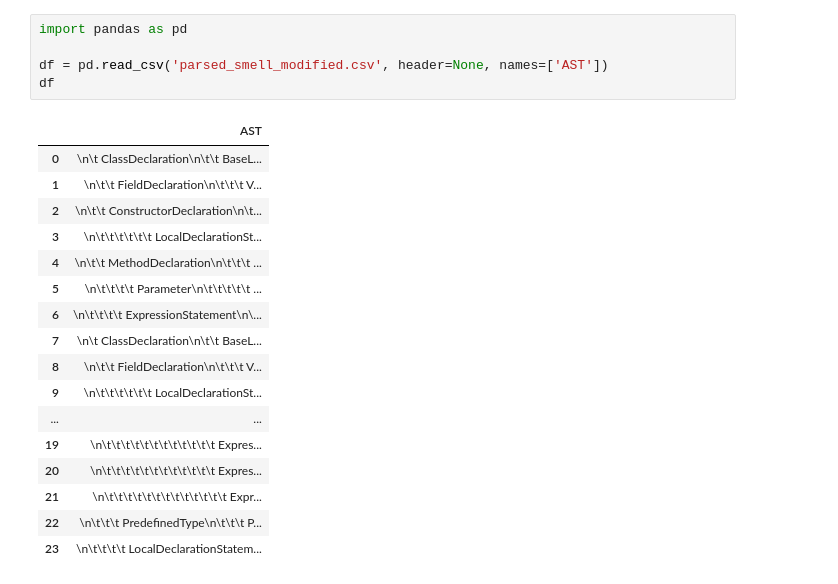
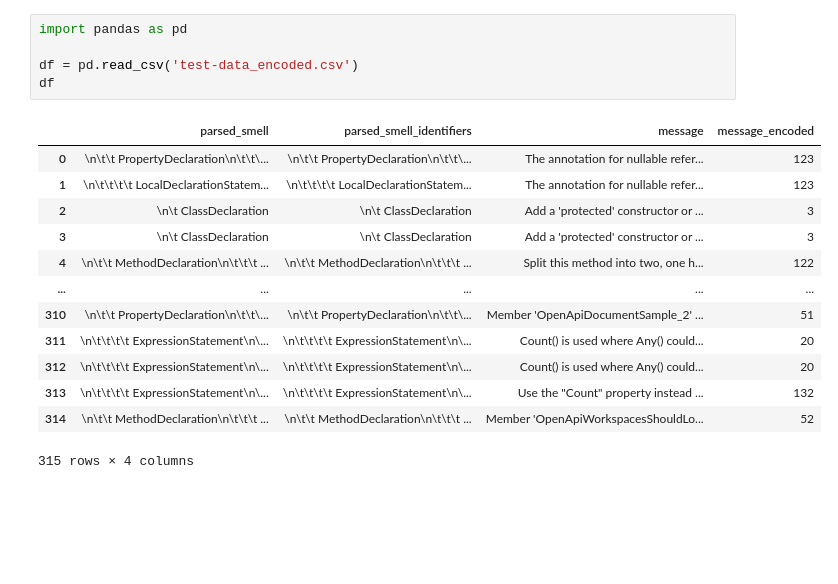
Before and after one commit to myahyavar/CodeSmellDetection, a Jupyter notebook: Embedding/EmbeddingAndSimilarity.ipynb, the cells around one changed output. Saved outputs shown, nothing was run; the diff lists cells and outputs as text; blank space fills up the shorter version.

```diff
--- a/Embedding/EmbeddingAndSimilarity.ipynb
+++ b/Embedding/EmbeddingAndSimilarity.ipynb
@@ -1,24 +1,20 @@
 # %%
 import pandas as pd
 
-df = pd.read_csv('parsed_smell_modified.csv', header=None, names=['AST'])
+df = pd.read_csv('test-data_encoded.csv')
 df
 # %% [output]
-|  | AST |
-| 0 | \n\t ClassDeclaration\n\t\t BaseL... |
-| 1 | \n\t\t FieldDeclaration\n\t\t\t V... |
-| 2 | \n\t\t ConstructorDeclaration\n\t... |
-| 3 | \n\t\t\t\t\t\t LocalDeclarationSt... |
-| 4 | \n\t\t MethodDeclaration\n\t\t\t ... |
-| 5 | \n\t\t\t\t Parameter\n\t\t\t\t\t ... |
-| 6 | \n\t\t\t\t ExpressionStatement\n\... |
-| 7 | \n\t ClassDeclaration\n\t\t BaseL... |
-| 8 | \n\t\t FieldDeclaration\n\t\t\t V... |
-| 9 | \n\t\t\t\t\t\t LocalDeclarationSt... |
-| ... | ... |
-| 19 | \n\t\t\t\t\t\t\t\t\t\t\t\t Expres... |
-| 20 | \n\t\t\t\t\t\t\t\t\t\t\t\t Expres... |
-| 21 | \n\t\t\t\t\t\t\t\t\t\t\t\t\t Expr... |
-| 22 | \n\t\t\t PredefinedType\n\t\t\t P... |
-| 23 | \n\t\t\t\t LocalDeclarationStatem... |
+|  | parsed_smell | parsed_smell_identifiers | message | message_encoded |
+| 0 | \n\t\t PropertyDeclaration\n\t\t\... | \n\t\t PropertyDeclaration\n\t\t\... | The annotation for nullable refer... | 123 |
+| 1 | \n\t\t\t\t LocalDeclarationStatem... | \n\t\t\t\t LocalDeclarationStatem... | The annotation for nullable refer... | 123 |
+| 2 | \n\t ClassDeclaration | \n\t ClassDeclaration | Add a 'protected' constructor or ... | 3 |
+| 3 | \n\t ClassDeclaration | \n\t ClassDeclaration | Add a 'protected' constructor or ... | 3 |
+| 4 | \n\t\t MethodDeclaration\n\t\t\t ... | \n\t\t MethodDeclaration\n\t\t\t ... | Split this method into two, one h... | 122 |
+| ... | ... | ... | ... | ... |
+| 310 | \n\t\t PropertyDeclaration\n\t\t\... | \n\t\t PropertyDeclaration\n\t\t\... | Member 'OpenApiDocumentSample_2' ... | 51 |
+| 311 | \n\t\t\t\t ExpressionStatement\n\... | \n\t\t\t\t ExpressionStatement\n\... | Count() is used where Any() could... | 20 |
+| 312 | \n\t\t\t\t ExpressionStatement\n\... | \n\t\t\t\t ExpressionStatement\n\... | Count() is used where Any() could... | 20 |
+| 313 | \n\t\t\t\t ExpressionStatement\n\... | \n\t\t\t\t ExpressionStatement\n\... | Use the "Count" property instead ... | 132 |
+| 314 | \n\t\t MethodDeclaration\n\t\t\t ... | \n\t\t MethodDeclaration\n\t\t\t ... | Member 'OpenApiWorkspacesShouldLo... | 52 |
+315 rows × 4 columns
 # %%
```
Also changed, not shown: parts of 11 cells of this notebook, 12 other files.
